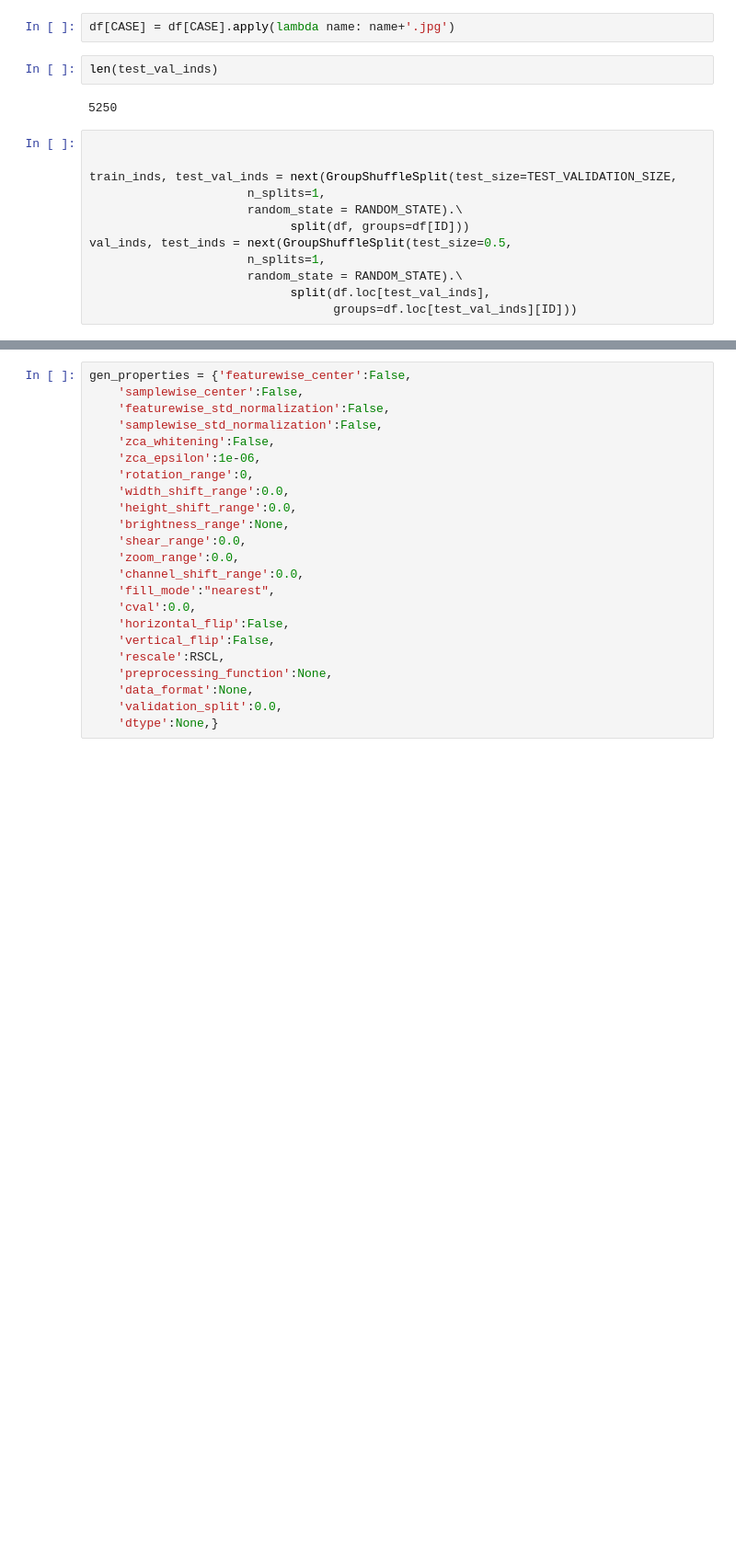
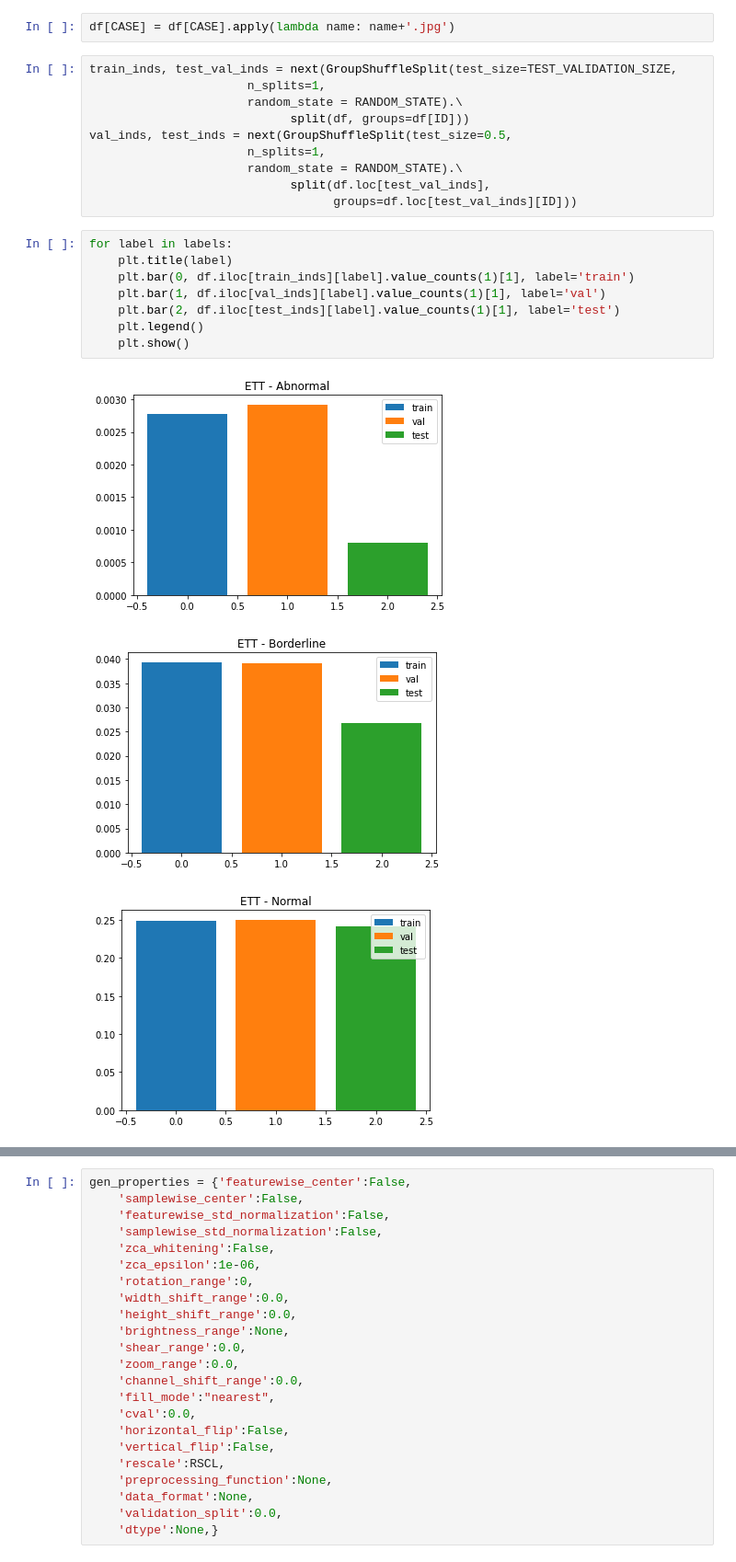
Before and after one commit to ywigelman/TheCatheterNinjas, a Jupyter notebook: Baseline.ipynb, the cells around one changed output, grey strips where cells are left out. Shown at 92% size. Cells and saved outputs as stored; diff of their text form; blank space fills up the shorter version.

```diff
--- a/Baseline.ipynb
+++ b/Baseline.ipynb
@@ -268,13 +266,7 @@ def multi_preprocess(input_dir: Path, output_dir: Path, glob: str='*.jpg',
 ## set image generators
 # %%
 df[CASE] = df[CASE].apply(lambda name: name+'.jpg')
-# %%
-len(test_val_inds)
-# %% [output]
-5250
 # %%
-
-
 train_inds, test_val_inds = next(GroupShuffleSplit(test_size=TEST_VALIDATION_SIZE,
                       n_splits=1,
                       random_state = RANDOM_STATE).\
@@ -284,3 +276,15 @@ val_inds, test_inds = next(GroupShuffleSplit(test_size=0.5,
                       random_state = RANDOM_STATE).\
                             split(df.loc[test_val_inds],
                                   groups=df.loc[test_val_inds][ID]))
+# %%
+for label in labels:
+    plt.title(label)
+    plt.bar(0, df.iloc[train_inds][label].value_counts(1)[1], label='train')
+    plt.bar(1, df.iloc[val_inds][label].value_counts(1)[1], label='val')
+    plt.bar(2, df.iloc[test_inds][label].value_counts(1)[1], label='test')
+    plt.legend()
+    plt.show()
+# %% [output]
+[figure, added]
+[figure, added]
+[figure, added]
```
Also changed, not shown: parts of 5 cells of this notebook.
